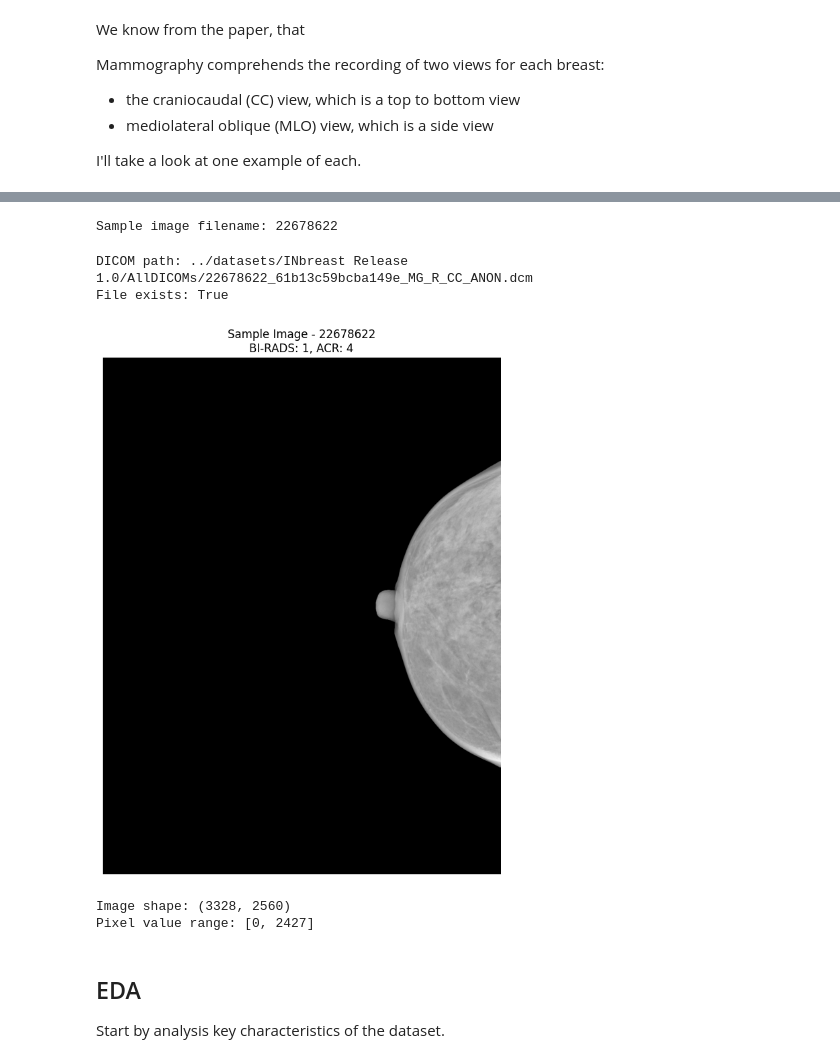
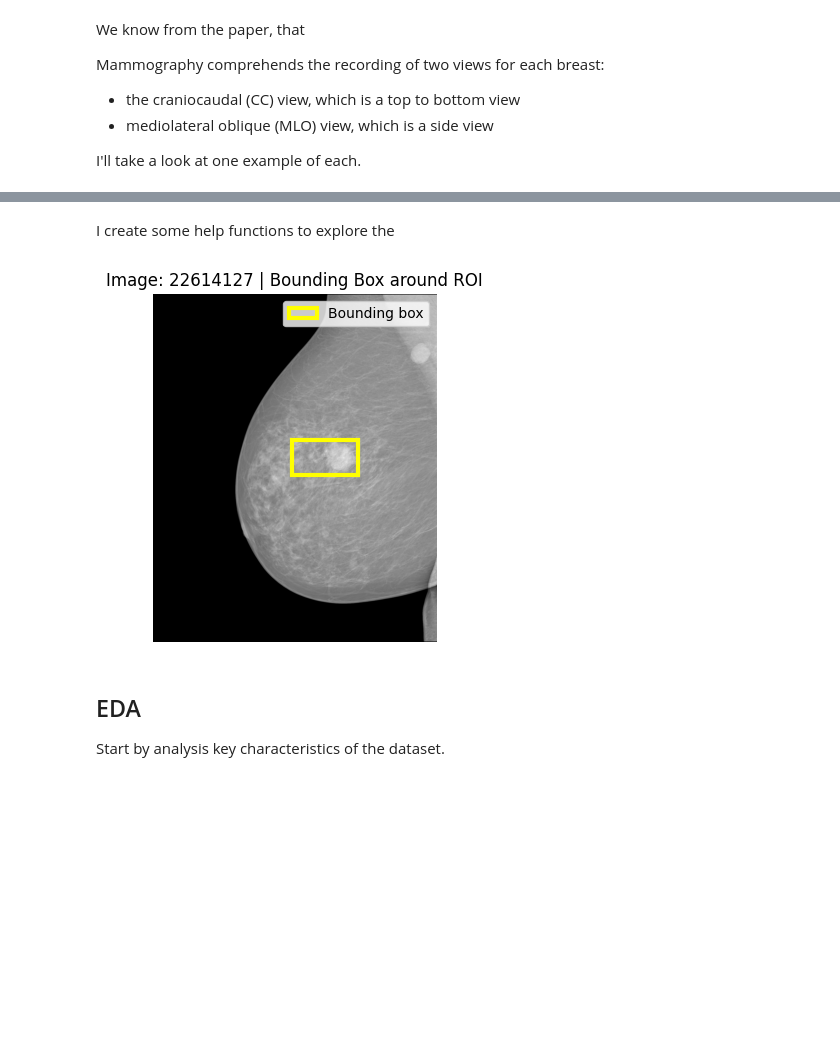
Before and after one commit to lextoumbourou/cm3070-final-project, a Jupyter notebook: notebooks/02-inbreast.ipynb, the cells around one changed output, grey strips where cells are left out. Cells and saved outputs as stored; diff of their text form; code cells hidden in the pictures; blank space fills up the shorter version.

```diff
--- a/notebooks/02-inbreast.ipynb
+++ b/notebooks/02-inbreast.ipynb
@@ -260,65 +320,35 @@ if dicom_path.exists() and roi_file.exists() and roi_data:
+# %% [markdown]
+I create some help functions to explore the
 # %%
 # Visualize with bounding box
-if dicom_path.exists() and roi_file.exists() and roi_data:
-    fig, ax = plt.subplots(figsize=(12, 12))
+if dicom_path.exists() and roi_file.exists():
+    fig, ax = plt.subplots(figsize=(4, 4))
 
     # Display the mammogram
     ax.imshow(img_array, cmap='gray')
 
     # Overlay the bounding box
-    if roi_data['points']:
-        roi_points = np.array(roi_data['points'])
+    if roi['points']:
+        roi_points = np.array([(a, b) for (a, b) in roi['points'] if a and b])
 
         # Calculate bounding box
         x_min, y_min = roi_points.min(axis=0)
         x_max, y_max = roi_points.max(axis=0)
 
         # Draw the bounding box
         from matplotlib.patches import Rectangle
         bbox = Rectangle((x_min, y_min), x_max - x_min, y_max - y_min,
                         linewidth=3, edgecolor='yellow', facecolor='none',
                         label='Bounding box')
         ax.add_patch(bbox)
 
     ax.set_title(f"Image: {sample_filename} | Bounding Box around ROI")
     ax.legend()
     ax.axis('off')
     plt.tight_layout()
     plt.show()
+# %% [output]
+[figure, added]
-# %%
-# Get a sample image
-sample_row = inbreast_df[inbreast_df.View == "CC"].iloc[0]
-sample_filename = sample_row['File Name']
-print(f"Sample image filename: {sample_filename}")
-# %% [output]
-Sample image filename: 22678622
-# %%
-# Construct the DICOM file path
-dicom_path = files = list((INBREAST_ROOT / "AllDICOMs").rglob(f"{sample_filename}*.dcm"))[0]
-print(f"DICOM path: {dicom_path}")
-print(f"File exists: {dicom_path.exists()}")
-# %% [output]
-DICOM path: ../datasets/INbreast Release 1.0/AllDICOMs/22678622_61b13c59bcba149e_MG_R_CC_ANON.dcm
-File exists: True
-# %%
-# Load the DICOM file
-if dicom_path.exists():
-    dicom_data = pydicom.dcmread(dicom_path)
-    img_array = dicom_data.pixel_array
-
-    # Display the image
-    plt.figure(figsize=(10, 10))
-    plt.imshow(img_array, cmap='gray')
-    plt.title(f"Sample Image - {sample_filename}\nBI-RADS: {sample_row['Bi-Rads']}, ACR: {sample_row['ACR']}")
-    plt.axis('off')
-    plt.show()
-
-    print(f"Image shape: {img_array.shape}")
-    print(f"Pixel value range: [{img_array.min()}, {img_array.max()}]")
-# %% [output]
-[figure, removed]
-Image shape: (3328, 2560)
-Pixel value range: [0, 2427]
 # %% [markdown]
 ## EDA
 
```
Also changed, not shown: parts of 15 cells of this notebook, 3 other files.
